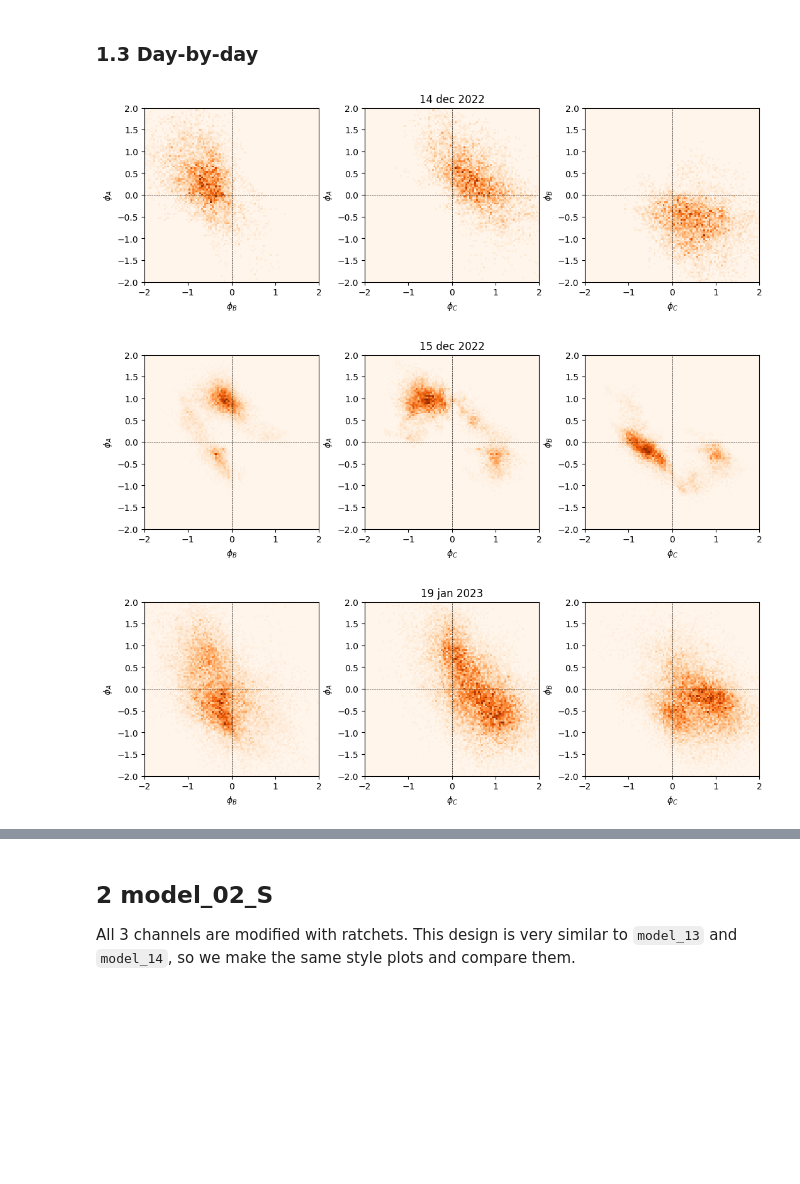
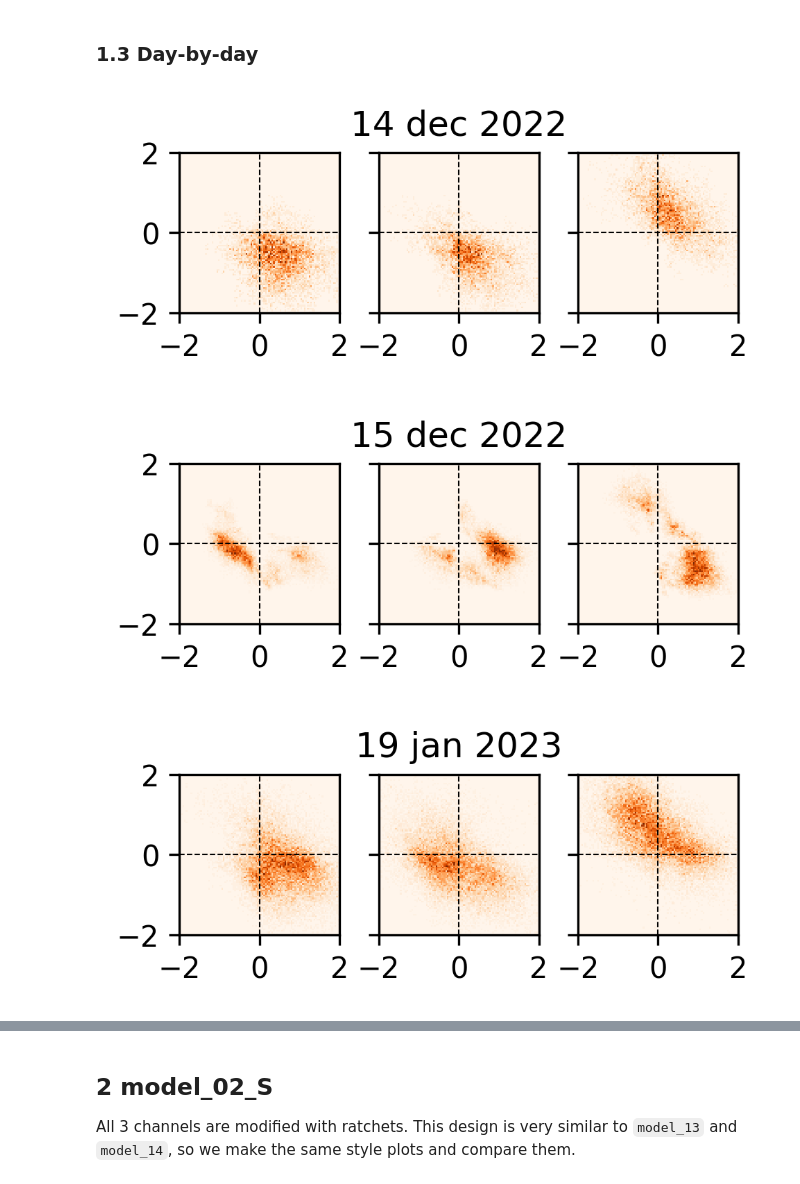
Before and after one commit to ZLoverty/AN, a Jupyter notebook: Code/data-summary.ipynb, the cells around one changed output, grey strips where cells are left out. Cells and saved outputs as stored; diff of their text form; code cells hidden in the pictures; blank space fills up the shorter version.

Commit message:
Update figures
-  ABC order
- remove end-of-experiment decays

```diff
--- a/Code/data-summary.ipynb
+++ b/Code/data-summary.ipynb
@@ -199,8 +199,11 @@ fig, ax = plt.subplots(figsize=(8,2), dpi=300)
 colors = plt.get_cmap("tab10")
 for i, channel_name in enumerate(["A", "B", "C"]):
     ax.plot(combined["t"]/3600, combined[channel_name], color=colors(i), lw=0.5, alpha=0.3)
-    ax.plot(combined["t"]/3600, gaussian_filter1d(combined[channel_name], sigma=50), color=colors(i), lw=2, label=channel_name)
+    ax.plot(combined["t"]/3600, gaussian_filter1d(combined[channel_name], sigma=50), color=colors(i), lw=2)
+ax.plot(combined["t"]/3600, combined["normalizer"], lw=1, color="red", label="normalizer")
+ax.plot(combined["t"]/3600, combined[["A", "B", "C"]].mean(axis=1), lw=0.5, color='gray', alpha=0.8, label="A+B+C", zorder=-1)
 ax.set_xlim([0, combined["t"].max()/3600])
 ax.set_xlabel("time (hours)")
 ax.set_ylabel("$\phi$")
+ax.legend(ncol=2, frameon=False)
 # %% [output]
@@ -262,35 +265,35 @@ then, $\phi_C = 0$ must be true.
 # %% [markdown]
 ### 1.3 Day-by-day
 # %%
-window_size = 1000 # frames, 1 frame = 0.5 s
+window_size = 3000 # frames, 1 frame = 0.5 s
 
 lim = 2
 
 for date in dates:
     fr_list = []
     folder = os.path.join(main_folder, date, "Flow_rate")
     l = readdata(folder, "csv")
     for num, i in l.iterrows():
         flowrate = pd.read_csv(i.Dir)
         flowrate["normalizer"] = uniform_filter1d(flowrate[["A", "B", "C"]].abs().max(axis=1), size=window_size, axis=0)
         flowrate = flowrate.loc[flowrate.normalizer>100]
         fr_list.append(flowrate)
 
     combined = pd.concat(fr_list)
 
-    fig, ax = plt.subplots(ncols=3, figsize=(12.8, 3.6), dpi=100)
+    fig, ax = plt.subplots(ncols=3, figsize=(3.5,1), dpi=300, sharex=True, sharey=True)
     for num, i1, i2 in ((0, "A", "B"), (1, "A", "C"), (2, "B", "C")):
         H, xedges, yedges = np.histogram2d(combined[i1]/combined["normalizer"], combined[i2]/combined["normalizer"], bins=(np.linspace(-lim, lim, 100), np.linspace(-lim, lim, 100)))
         ax[num].imshow(H, interpolation='nearest', origin='lower',
             extent=[xedges[0], xedges[-1], yedges[0], yedges[-1]], cmap="Oranges")
         ax[num].plot([-lim, lim], [0, 0], ls="--", lw=0.5, color="black")
         ax[num].plot([0, 0], [-lim, lim], ls="--", lw=0.5, color="black")
         ax[num].set_xlim([-lim, lim])
         ax[num].set_ylim([-lim, lim])
-        ax[num].set_xlabel("$\phi_{}$".format(i2))
-        ax[num].set_ylabel("$\phi_{}$".format(i1))
+        # ax[num].set_xlabel("$\phi_{}$".format(i2))
+        # ax[num].set_ylabel("$\phi_{}$".format(i1))
     ax[1].set_title(date)
 # %% [output]
-[figure, old version]
+[figure, new version]
-[figure, old version]
+[figure, new version]
-[figure, old version]
+[figure, new version]
```
Also changed, not shown: parts of 8 cells of this notebook.
